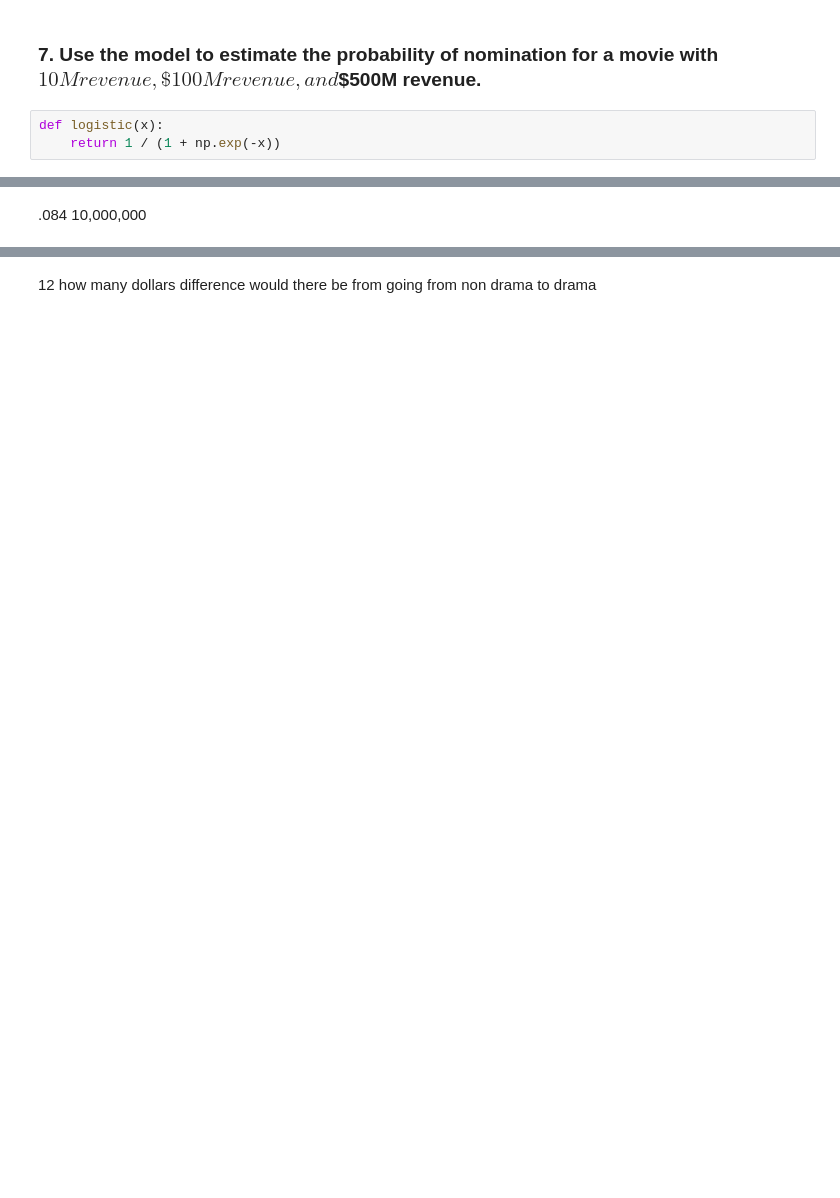
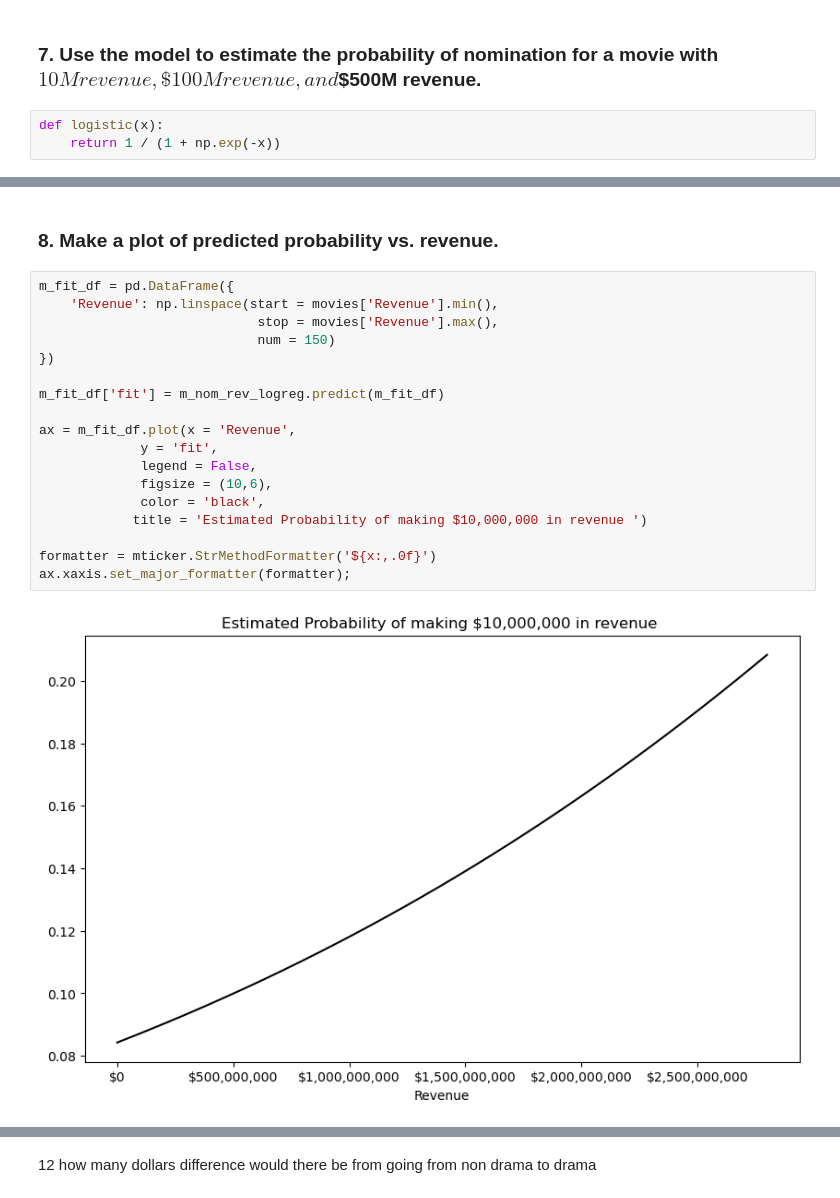
Before and after one commit to nss-data-science-cohort-9/logistic-regression-catdgomez, a Jupyter notebook: notebooks/movies_logistic_regression.ipynb, the cells around one changed output, grey strips where cells are left out. Drawn from its saved outputs; the diff is of its cells as text; blank space fills up the shorter version.

```diff
--- a/notebooks/movies_logistic_regression.ipynb
+++ b/notebooks/movies_logistic_regression.ipynb
@@ -99,4 +112,24 @@ print(f'Estimated probability of making $10,000,000 in revenue is {logistic(logr
 # %% [output]
 Estimated probability of making $10,000,000 in revenue is 0.099925.
-# %% [markdown]
-.084 10,000,000
+# %% [markdown]
+### 8. Make a plot of predicted probability vs. revenue.
+# %%
+m_fit_df = pd.DataFrame({
+    'Revenue': np.linspace(start = movies['Revenue'].min(),
+                            stop = movies['Revenue'].max(),
+                            num = 150)
+})
+
+m_fit_df['fit'] = m_nom_rev_logreg.predict(m_fit_df)
+
+ax = m_fit_df.plot(x = 'Revenue',
+             y = 'fit',
+             legend = False,
+             figsize = (10,6),
+             color = 'black',
+            title = 'Estimated Probability of making $10,000,000 in revenue ')
+
+formatter = mticker.StrMethodFormatter('${x:,.0f}')
+ax.xaxis.set_major_formatter(formatter);
+# %% [output]
+[figure, added]
```
Also changed, not shown: parts of 27 cells of this notebook.
